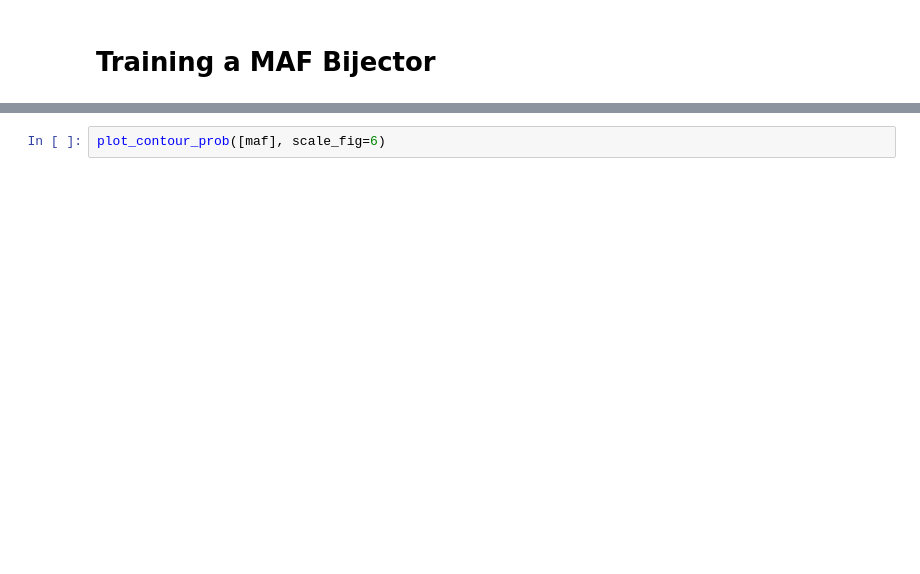
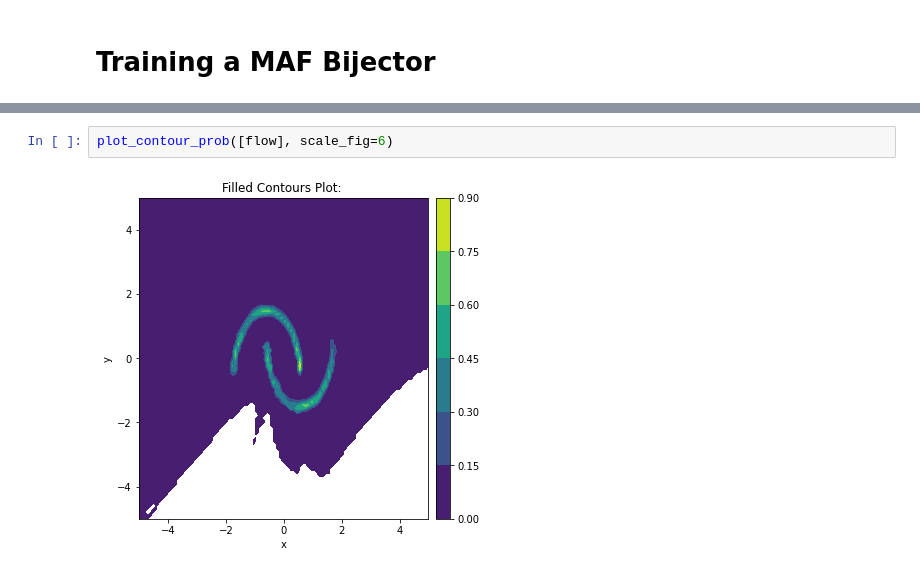
Before and after one commit to VUZhuangweiKang/VU-AD, a Jupyter notebook: NormalizingFlow/MAF.ipynb, the cells around one changed output, grey strips where cells are left out. Cells and saved outputs as stored; diff of their text form; blank space fills up the shorter version.

```diff
--- a/NormalizingFlow/MAF.ipynb
+++ b/NormalizingFlow/MAF.ipynb
@@ -77,2 +75,4 @@ visualize_training_data(X_data, samples)
 # %%
-plot_contour_prob([maf], scale_fig=6)
+plot_contour_prob([flow], scale_fig=6)
+# %% [output]
+[figure, added]
```
Also changed, not shown: parts of 11 cells of this notebook, 7 other files.
